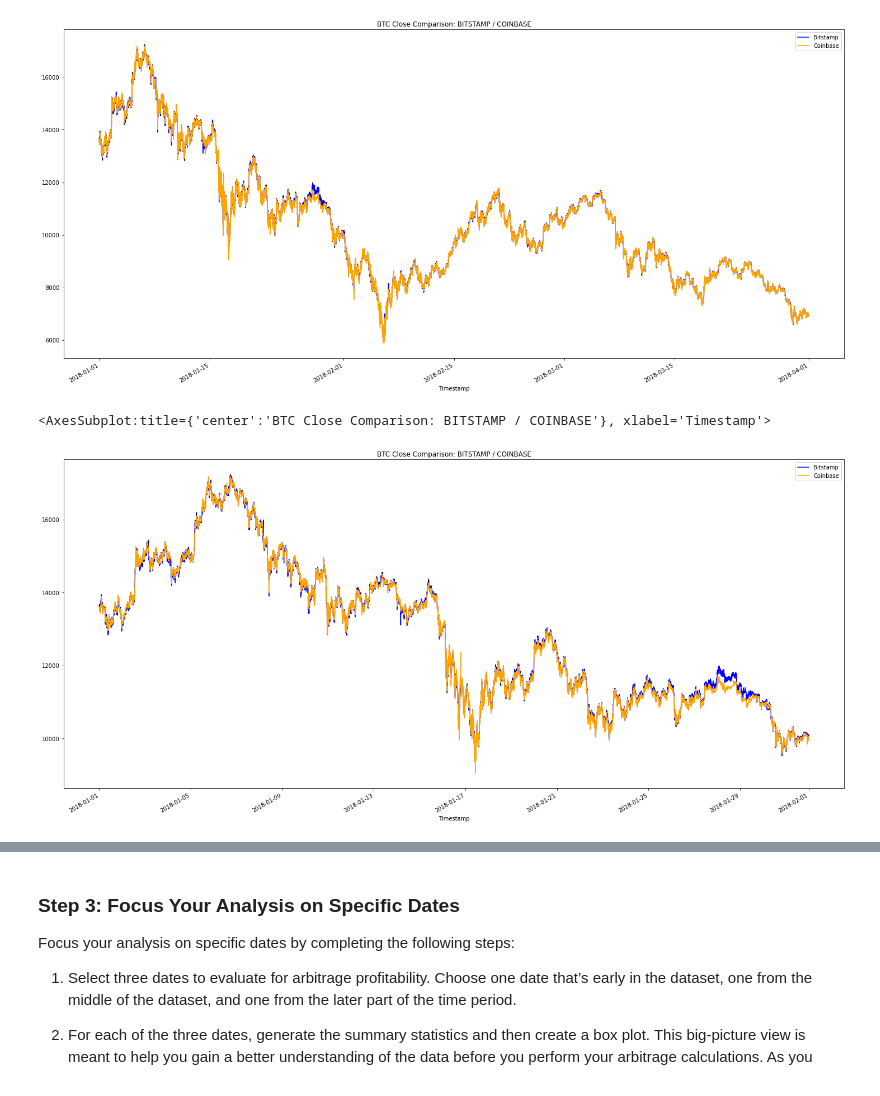
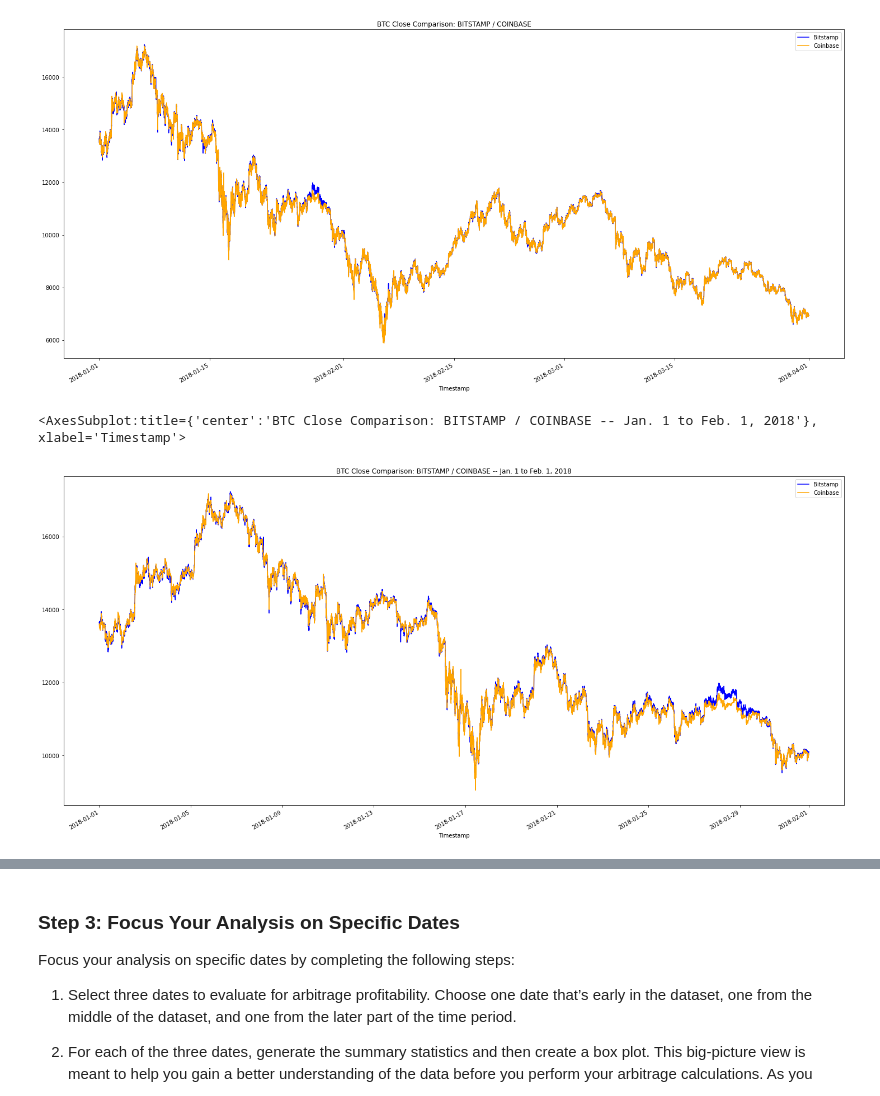
Before and after one commit to ForrestSurles/Bitcoin_Exchange_Arbitrage_Analysis, a Jupyter notebook: crypto_arbitrage.ipynb, the cells around one changed output, grey strips where cells are left out. Drawn from its saved outputs; the diff is of its cells as text; code cells hidden in the pictures.

Commit message:
explaining ~a first~ round of analysis regarding monthly comparisons of the two dataframes.

```diff
--- a/crypto_arbitrage.ipynb
+++ b/crypto_arbitrage.ipynb
@@ -302,12 +302,12 @@ coinbase_sliced.plot(legend=True,figsize=(25,12),color='orange',label='Coinbase'
 # %%
 # Using the loc and plot functions, create an overlay plot that visualizes
 # the price action of both DataFrames for a one month period early in the dataset
 # Be sure to include the parameters: legend, figure size, title, and color and label
-bitstamp_sliced['2018-01-01' : '2018-01-31'].plot(legend=True,figsize=(25,12),title='BTC Close Comparison: BITSTAMP / COINBASE',color='blue',label='Bitstamp')
+bitstamp_sliced['2018-01-01' : '2018-01-31'].plot(legend=True,figsize=(25,12),title='BTC Close Comparison: BITSTAMP / COINBASE -- Jan. 1 to Feb. 1, 2018',color='blue',label='Bitstamp')
 coinbase_sliced['2018-01-01' : '2018-01-31'].plot(legend=True,figsize=(25,12),color='orange',label='Coinbase')
 # %% [output]
-<AxesSubplot:title={'center':'BTC Close Comparison: BITSTAMP / COINBASE'}, xlabel='Timestamp'>
+<AxesSubplot:title={'center':'BTC Close Comparison: BITSTAMP / COINBASE -- Jan. 1 to Feb. 1, 2018'}, xlabel='Timestamp'>
-[figure, old version]
+[figure, new version]
 # %%
 # Using the loc and plot functions, create an overlay plot that visualizes
 # the price action of both DataFrames for a one month period later in the dataset
```
Also changed, not shown: parts of 3 cells of this notebook.
